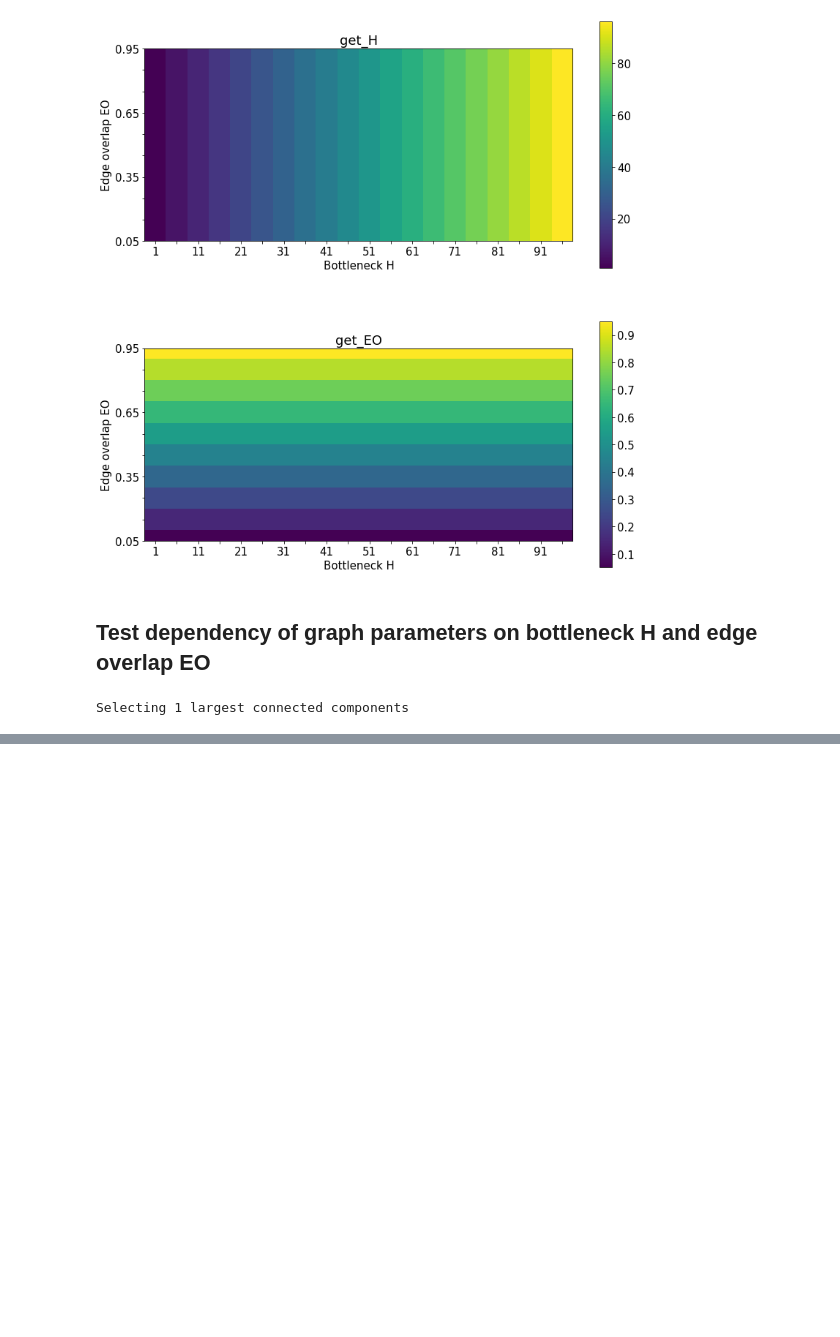
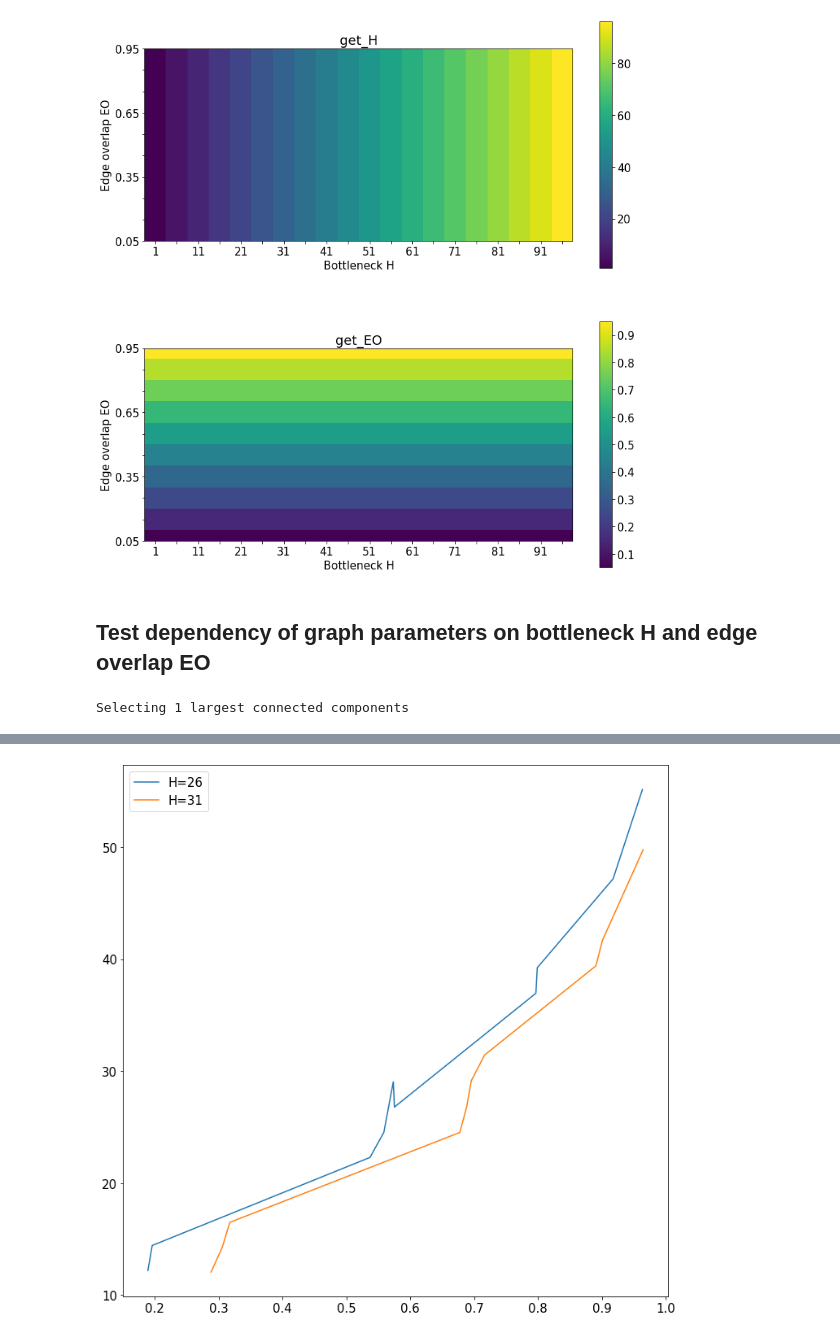
Before and after one commit to hheidrich/Net, a Jupyter notebook: exp/HyperparameterTestingWithoutSampling.ipynb, the cells around one changed output, grey strips where cells are left out. Drawn from its saved outputs; the diff is of its cells as text; code cells hidden in the pictures; blank space fills up the shorter version.

```diff
--- a/exp/HyperparameterTestingWithoutSampling.ipynb
+++ b/exp/HyperparameterTestingWithoutSampling.ipynb
@@ -269,0 +289,5 @@ plt.show()
+# %%
+k = np.array([5, 6])
+plot_EO_vs_time(overlaps=overlaps[k], times=times[k], method_keys=[method_keys[i] for i in k])
+# %% [output]
+[figure, added]
```
Also changed, not shown: parts of 12 cells of this notebook.
